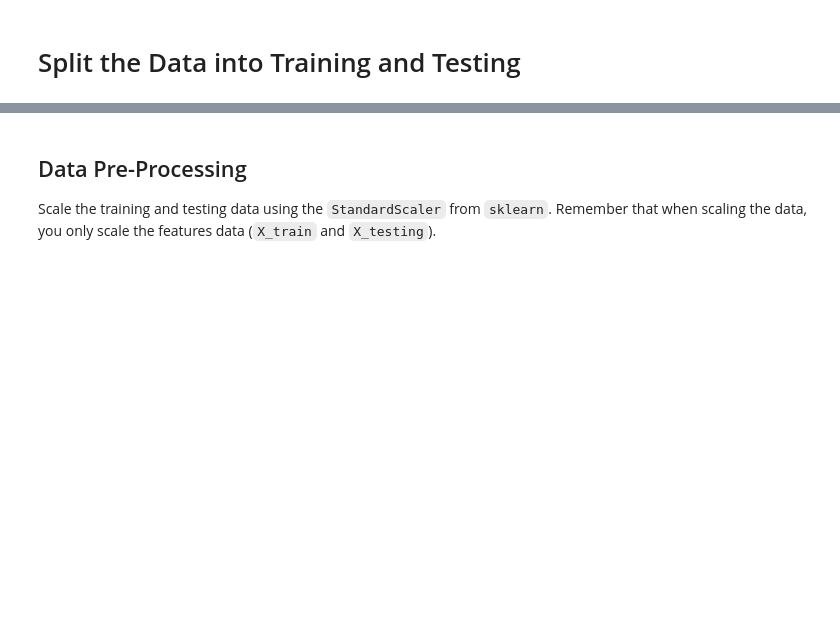
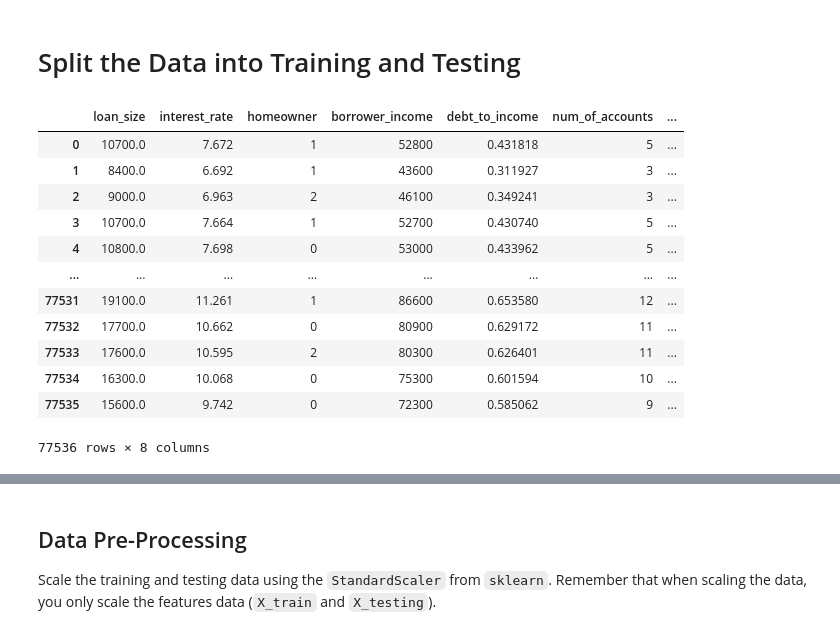
Before and after one commit to CKMitchell3/python-homework, a Jupyter notebook: HW_11/Starter_Code/credit_risk_resampling.ipynb, the cells around one changed output, grey strips where cells are left out. Drawn from its saved outputs; the diff is of its cells as text; code cells hidden in the pictures; blank space fills up the shorter version.

```diff
--- a/HW_11/Starter_Code/credit_risk_resampling.ipynb
+++ b/HW_11/Starter_Code/credit_risk_resampling.ipynb
@@ -17,0 +35,7 @@ df.head()
+# %%
+label_encoder = LabelEncoder()
+
+label_encoder.fit(df["homeowner"])
+df["homeowner"] = label_encoder.transform(df["homeowner"])
+
+df.head()
@@ -19,7 +50,22 @@ df.head()
 # Split the Data into Training and Testing
 # %%
 # Create our features
-X = # YOUR CODE HERE
+X = df.drop(columns="loan_status")
 
 # Create our target
-y = # YOUR CODE HERE
+y = df["loan_status"]
+X
+# %% [output]
+|  | loan_size | interest_rate | homeowner | borrower_income | debt_to_income | num_of_accounts | ... |
+| 0 | 10700.0 | 7.672 | 1 | 52800 | 0.431818 | 5 | ... |
+| 1 | 8400.0 | 6.692 | 1 | 43600 | 0.311927 | 3 | ... |
+| 2 | 9000.0 | 6.963 | 2 | 46100 | 0.349241 | 3 | ... |
+| 3 | 10700.0 | 7.664 | 1 | 52700 | 0.430740 | 5 | ... |
+| 4 | 10800.0 | 7.698 | 0 | 53000 | 0.433962 | 5 | ... |
+| ... | ... | ... | ... | ... | ... | ... | ... |
+| 77531 | 19100.0 | 11.261 | 1 | 86600 | 0.653580 | 12 | ... |
+| 77532 | 17700.0 | 10.662 | 0 | 80900 | 0.629172 | 11 | ... |
+| 77533 | 17600.0 | 10.595 | 2 | 80300 | 0.626401 | 11 | ... |
+| 77534 | 16300.0 | 10.068 | 0 | 75300 | 0.601594 | 10 | ... |
+| 77535 | 15600.0 | 9.742 | 0 | 72300 | 0.585062 | 9 | ... |
+77536 rows × 8 columns
```
Also changed, not shown: parts of 37 cells of this notebook, 2 other files.
